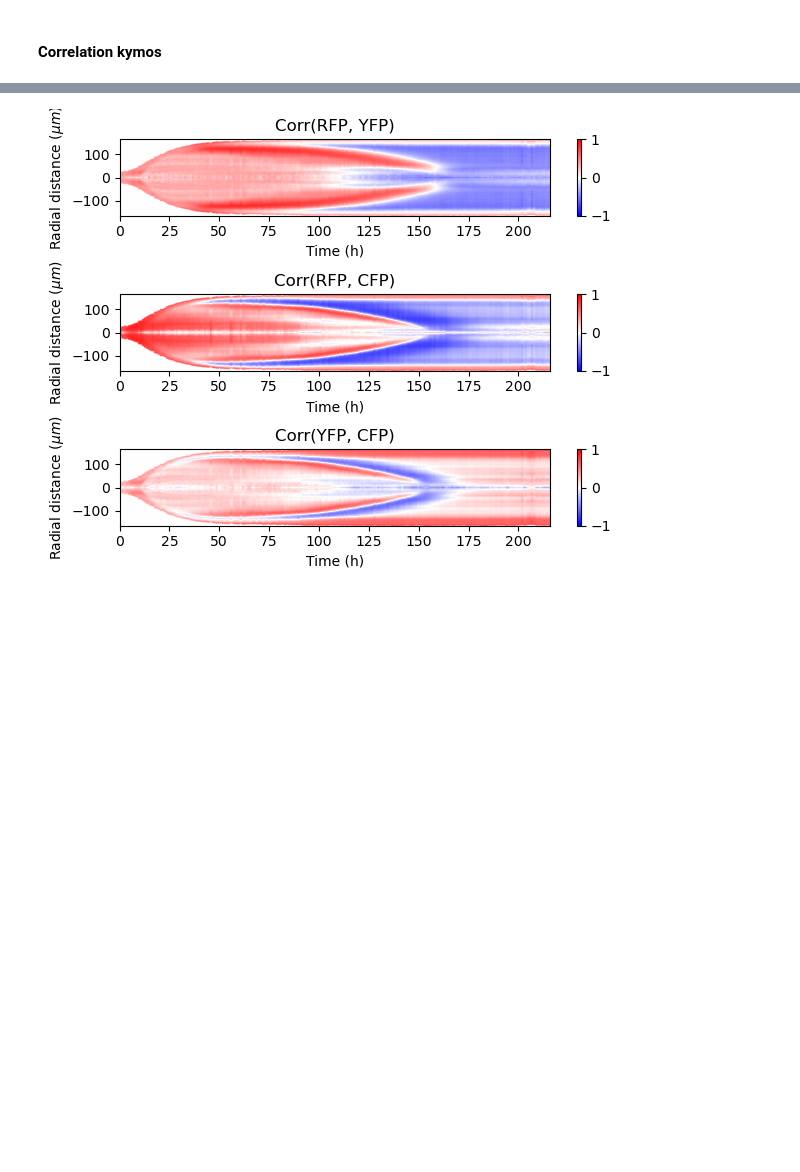
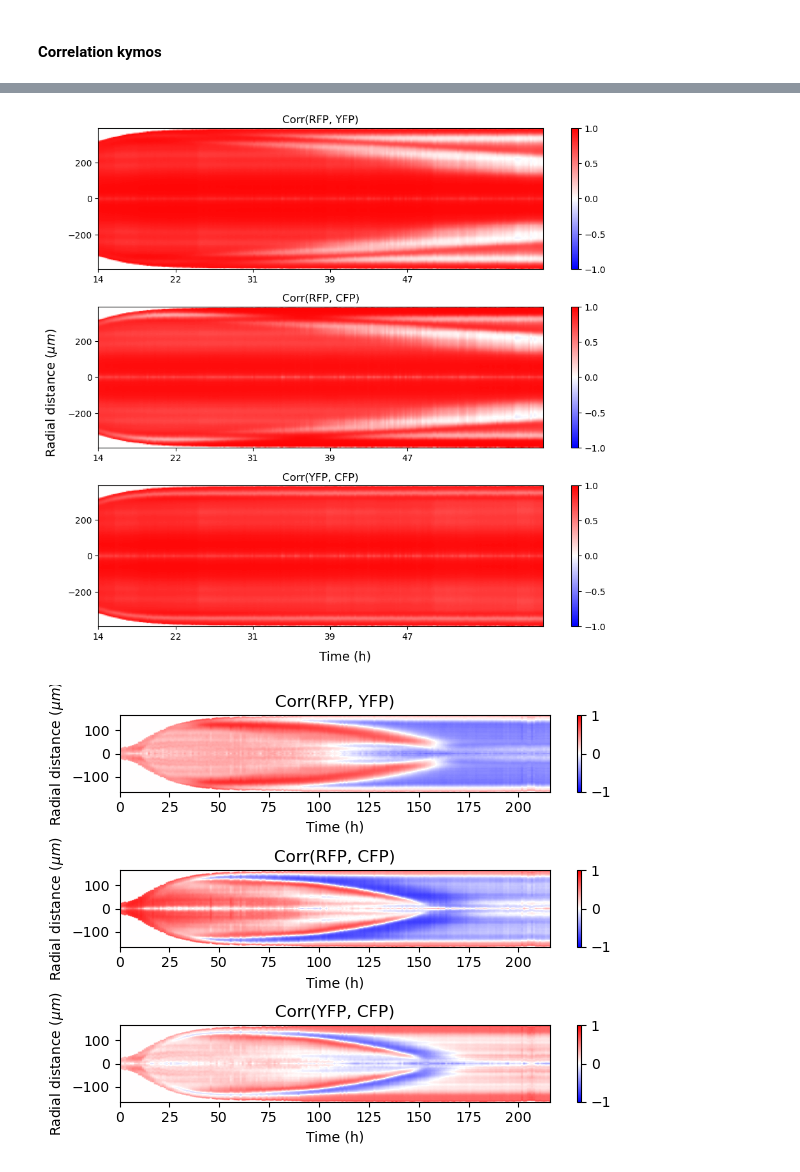
Before and after one commit to RudgeLab/popdyn, a Jupyter notebook: Notebooks/Chapter 3 - Correlation.ipynb, the cells around one changed output, grey strips where cells are left out. Cells and saved outputs as stored; diff of their text form; code cells hidden in the pictures; blank space fills up the shorter version.

```diff
--- a/Notebooks/Chapter 3 - Correlation.ipynb
+++ b/Notebooks/Chapter 3 - Correlation.ipynb
@@ -132,3 +337,77 @@ mean_map[np.isnan(mean)] = np.nan
+# %%
+t0 = 50
+j = 56
+time_im = df_pos.loc[j, 't_im']
+time_incub = df_pos.loc[j, 't_incub']
+
+delta_im = timedelta(hours=time_im.hour, minutes=time_im.minute, seconds=time_im.second)
+delta_incub = timedelta(hours=time_incub.hour, minutes=time_incub.minute, seconds=time_incub.second)
+
+# Calculate the difference
+incub_time_s = delta_im - delta_incub
+incub_time_n = incub_time_s.total_seconds() / 60
+
+time_points = np.arange(t0, df_pos.loc[j, 'exp length']) * 10 + incub_time_n
+time_strings = [f"{int(tp // 60)}" for tp in time_points]  # Show only hours
+
+# Select labels at intervals (e.g., every 75 points)
+interval = 50
+indices = np.arange(0, len(time_points), interval)
+selected_time_strings = [time_strings[i] for i in indices]
+# %%
+
+plt.figure(figsize=(10, 9))
+
+ax1 = plt.subplot(3, 1, 1)
+plt.imshow(np.hstack([corr_map[t0:, ::-1, 0], corr_map[t0:, :, 0]]).transpose(),
+           extent=[0, nt, -edt.max(), edt.max()],
+           aspect='auto',
+           cmap='bwr',
+           vmin=-1,
+           vmax=1)
+#plt.plot(np.arange(nt), radius, 'w')
+#plt.plot(np.arange(nt), -radius, 'w')
+plt.title('Corr(RFP, YFP)')
+plt.colorbar()
+
+ax2 = plt.subplot(3, 1, 2)
+plt.imshow(np.hstack([corr_map[t0:, ::-1, 1], corr_map[t0:, :, 1]]).transpose(),
+           extent=[0, nt, -edt.max(), edt.max()],
+           aspect='auto',
+           cmap='bwr',
+           vmin=-1,
+           vmax=1)
+#plt.plot(np.arange(nt), radius, 'w')
+#plt.plot(np.arange(nt), -radius, 'w')
+plt.title('Corr(RFP, CFP)')
+plt.colorbar()
+
+ax3 = plt.subplot(3, 1, 3)
+plt.imshow(np.hstack([corr_map[t0:, ::-1, 2], corr_map[t0:, :, 2]]).transpose(),
+           extent=[0, nt, -edt.max(), edt.max()],
+           aspect='auto',
+           cmap='bwr',
+           vmin=-1,
+           vmax=1)
+#plt.plot(np.arange(nt), radius, 'w')
+#plt.plot(np.arange(nt), -radius, 'w')
+plt.title('Corr(YFP, CFP)')
+plt.colorbar()
+
+# Set x-ticks and labels
+for ax in [ax1, ax2, ax3]:
+    ax.set_xticks(indices)
+    ax.set_xticklabels(selected_time_strings)
+
+# Add shared x and y labels
+plt.gcf().text(0.5, 0.04, 'Time (h)', ha='center', va='center', fontsize=14)
+plt.gcf().text(0.04, 0.5, r'Radial distance $(\mu m)$', ha='center', va='center', rotation='vertical', fontsize=14)
+
+plt.tight_layout(rect=[0.05, 0.05, 1, 1])  # Adjust layout to make room for the shared labels
+plt.savefig('kymotest_triple.png')
+plt.show()
+# %% [output]
+[figure, added]
 # %%
 t0 = 0
 
```
Also changed, not shown: parts of 19 cells of this notebook, 6 other files.
